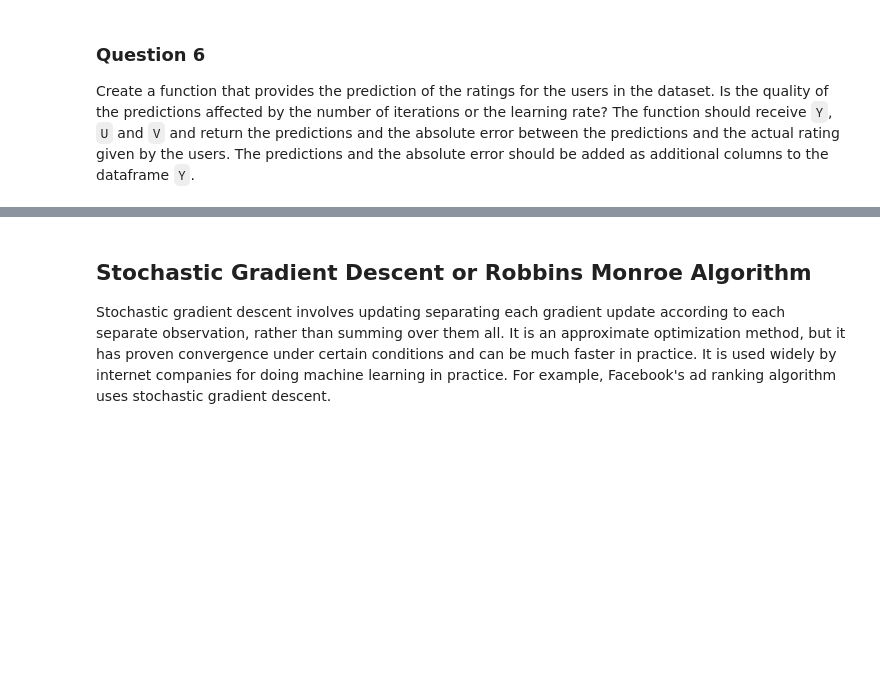
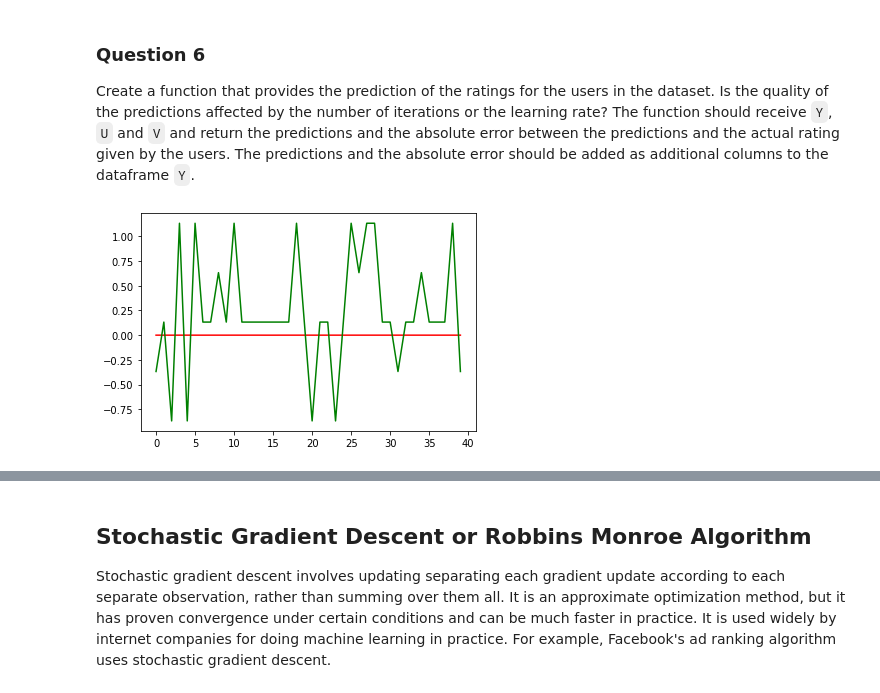
Before and after one commit to Lone5267/MLAI, a Jupyter notebook: Lab 2 - Objective Functions.ipynb, the cells around one changed output, grey strips where cells are left out. Saved outputs shown, nothing was run; the diff lists cells and outputs as text; code cells hidden in the pictures; blank space fills up the shorter version.

```diff
--- a/Lab 2 - Objective Functions.ipynb
+++ b/Lab 2 - Objective Functions.ipynb
@@ -341,0 +341,24 @@ Create a function that provides the prediction of the ratings for the users in t
+# %%
+# Question 6 Code Answer
+def predict_rate(Y, U, V):
+    predictions = []
+    absolute_errors = []
+    for i in range(Y.shape[0]):
+        row = Y.iloc[i]
+        user = row['users']
+        film = row['movies']
+        rating = row['ratings']
+        prediction = np.dot(U.loc[user], V.loc[film])
+        predictions.append(prediction) # vTu
+        absolute_errors.append(np.absolute(prediction - rating))
+
+    Y['predictions'] = predictions
+    Y['absolute_errors'] = absolute_errors
+
+    plt.plot(np.arange(40), predictions[:40], 'r')
+    plt.plot(np.arange(40), Y['ratings'][:40], 'g')
+    return predictions, absolute_errors
+# %%
+pre, abse = predict_rate(Y, U_old, V_old)
+# %% [output]
+[figure, added]
```
Also changed, not shown: parts of 14 cells of this notebook.
